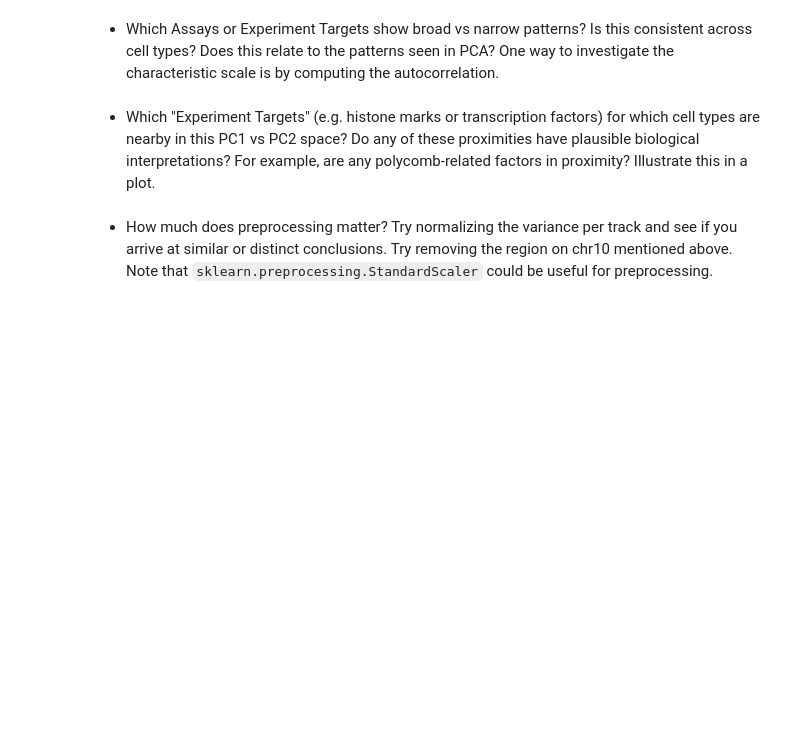
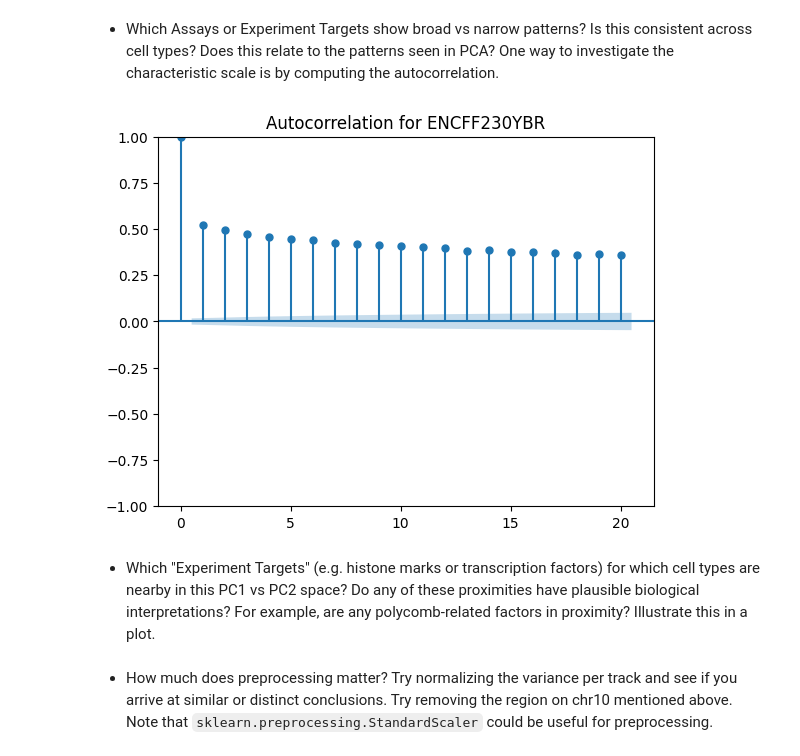
Before and after one commit to m4558/qbio577_fall2023, a Jupyter notebook: encode-bigwig-eda.ipynb, the cells around one changed output. Cells and saved outputs as stored; diff of their text form; code cells hidden in the pictures; blank space fills up the shorter version.

```diff
--- a/encode-bigwig-eda.ipynb
+++ b/encode-bigwig-eda.ipynb
@@ -37,4 +145,26 @@ bigwig_metadata = pd.read_table('./data/ENCODE_GRCh38_bigWig.tsv')
 # %% [markdown]
 - Which Assays or Experiment Targets show broad vs narrow patterns? Is this consistent across cell types? Does this relate to the patterns seen in PCA? One way to investigate the characteristic scale is by computing the autocorrelation.
+# %%
+import statsmodels.api as sm
+import matplotlib.pyplot as plt
+
+transcription_factor_columns = ['ENCFF230YBR']
+
+fig, axes = plt.subplots(len(transcription_factor_columns), 1, figsize=(8, 4 * len(transcription_factor_columns)))
+
+for i, column in enumerate(transcription_factor_columns):
+    autocorrelation = sm.tsa.acf(df[column], fft=False)
+    lags = range(len(autocorrelation))
+
+    axes[i].stem(lags, autocorrelation, use_line_collection=True)
+    axes[i].set_title(f'Autocorrelation for {column}')
+    axes[i].set_xlabel('Lag')
+    axes[i].set_ylabel('Autocorrelation')
+
+plt.tight_layout()
+plt.show()
+print('This transcription factor shows broad patterns.')
+# %% [output]
+[figure, added]
 # %% [markdown]
 - Which "Experiment Targets" (e.g. histone marks or transcription factors) for which cell types are nearby in this PC1 vs PC2 space? Do any of these proximities have plausible biological interpretations? For example, are any polycomb-related factors in proximity? Illustrate this in a plot.
```
Also changed, not shown: parts of 11 cells of this notebook.
